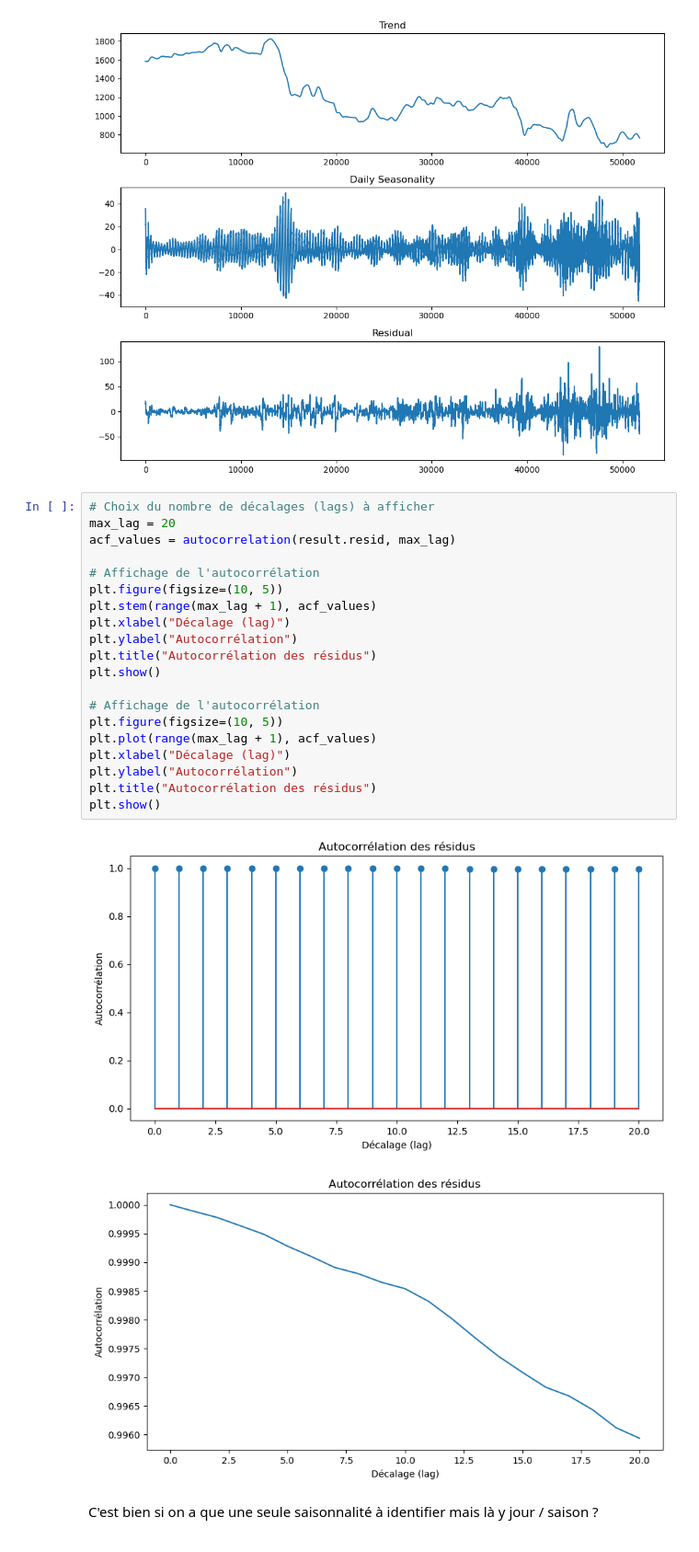
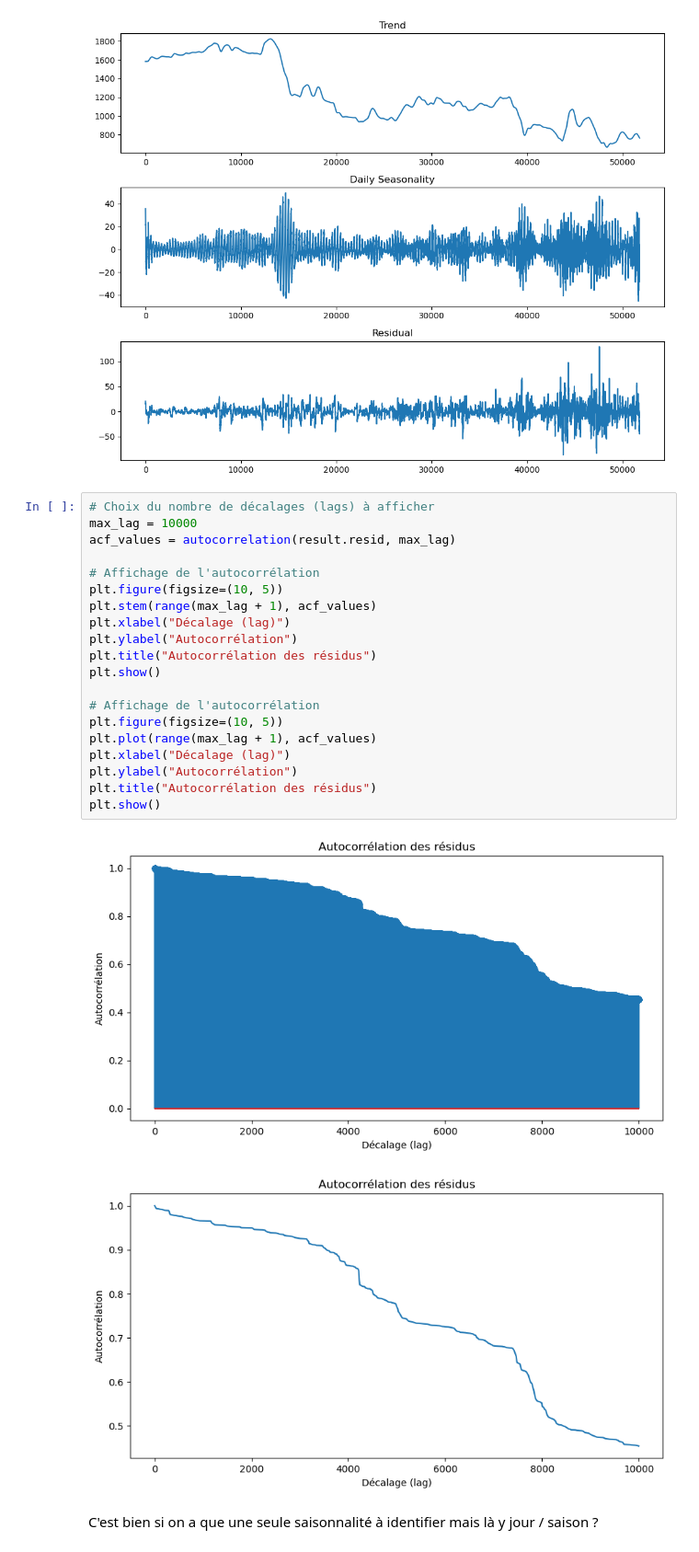
Before and after one commit to PiDchsn/Projet-RI, a Jupyter notebook: Analyse.ipynb, the cells around one changed output. Shown at 92% size. Drawn from its saved outputs; the diff is of its cells as text.

```diff
--- a/Analyse.ipynb
+++ b/Analyse.ipynb
@@ -518,27 +518,27 @@ plt.show()
 [figure]
 # %%
 # Choix du nombre de décalages (lags) à afficher
-max_lag = 20
+max_lag = 10000
 acf_values = autocorrelation(result.resid, max_lag)
 
 # Affichage de l'autocorrélation
 plt.figure(figsize=(10, 5))
 plt.stem(range(max_lag + 1), acf_values)
 plt.xlabel("Décalage (lag)")
 plt.ylabel("Autocorrélation")
 plt.title("Autocorrélation des résidus")
 plt.show()
 
 # Affichage de l'autocorrélation
 plt.figure(figsize=(10, 5))
 plt.plot(range(max_lag + 1), acf_values)
 plt.xlabel("Décalage (lag)")
 plt.ylabel("Autocorrélation")
 plt.title("Autocorrélation des résidus")
 plt.show()
 # %% [output]
-[figure, old version]
+[figure, new version]
-[figure, old version]
+[figure, new version]
 # %% [markdown]
 C'est bien si on a que une seule saisonnalité à identifier mais là y jour / saison ?
 # %%
```
Also changed, not shown: parts of 1 cell of this notebook.
